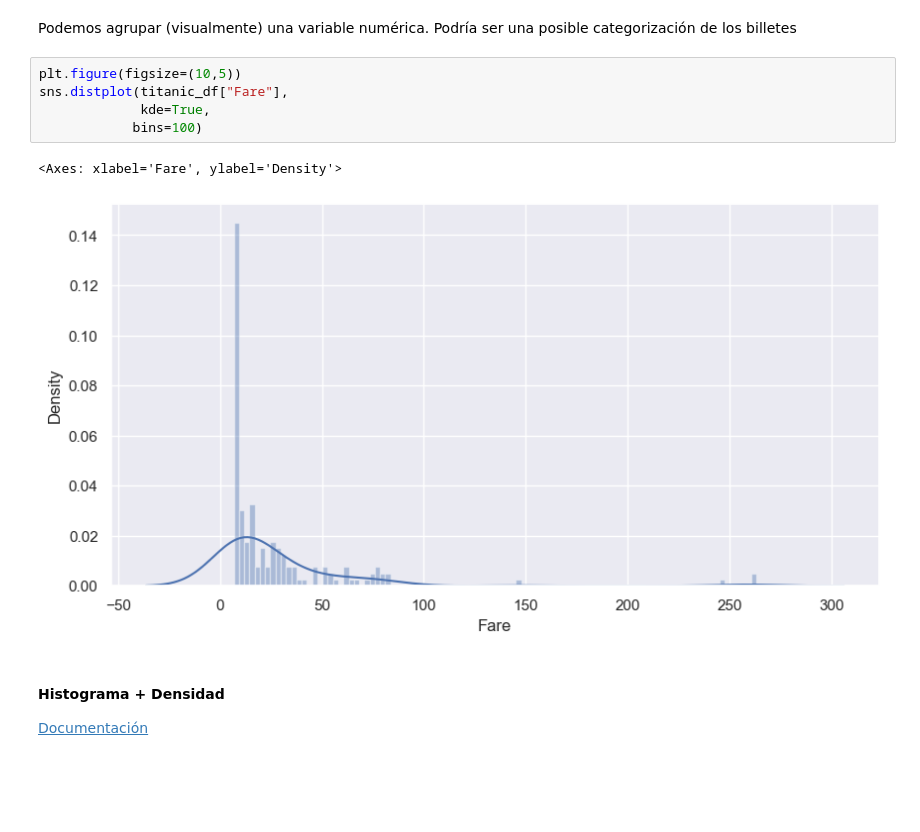
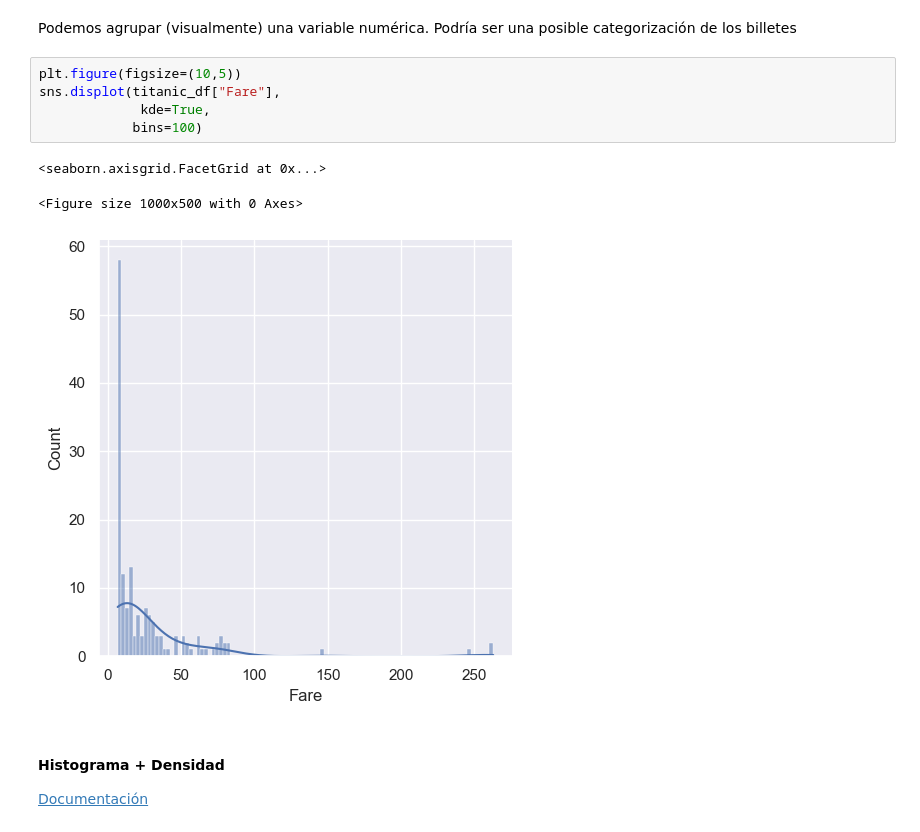
Before and after one commit to diegogerwig/TheBridge_DataScience_Theory, a Jupyter notebook: 2-Data Analysis/3-Visualización/2-Seaborn/Teoria/1 - Ejemplos EDA.ipynb, the cells around one changed output. Cells and saved outputs as stored; diff of their text form; blank space fills up the shorter version.

```diff
--- a/2-Data Analysis/3-Visualización/2-Seaborn/Teoria/1 - Ejemplos EDA.ipynb
+++ b/2-Data Analysis/3-Visualización/2-Seaborn/Teoria/1 - Ejemplos EDA.ipynb
@@ -150,12 +151,13 @@ sns.distplot(titanic_df["Fare"],
 Podemos agrupar (visualmente) una variable numérica. Podría ser una posible categorización de los billetes
 # %%
 plt.figure(figsize=(10,5))
-sns.distplot(titanic_df["Fare"],
+sns.displot(titanic_df["Fare"],
              kde=True,
             bins=100)
 # %% [output]
-<Axes: xlabel='Fare', ylabel='Density'>
+<seaborn.axisgrid.FacetGrid at 0x...>
+<Figure size 1000x500 with 0 Axes>
-[figure, old version]
+[figure, new version]
 # %% [markdown]
 #### Histograma + Densidad
 
```
Also changed, not shown: parts of 1 cell of this notebook.
